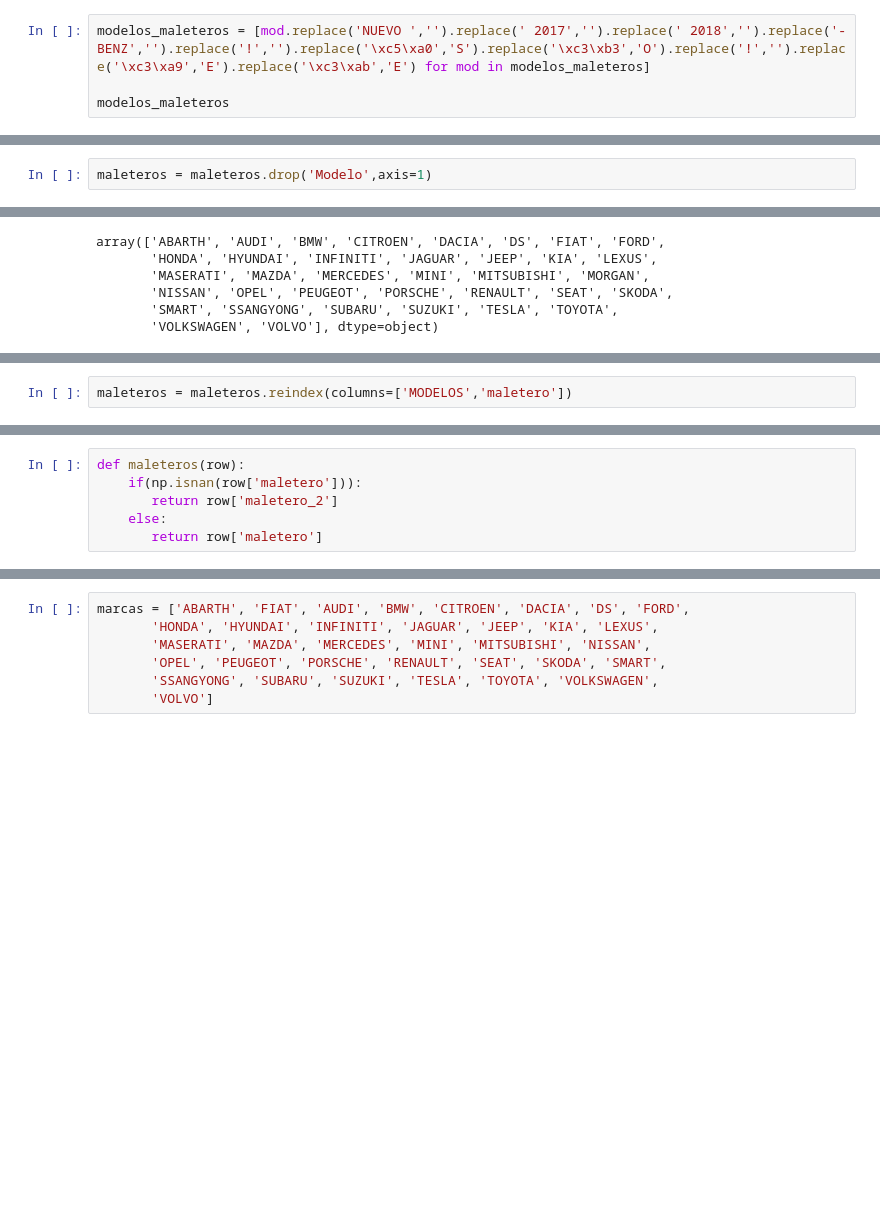
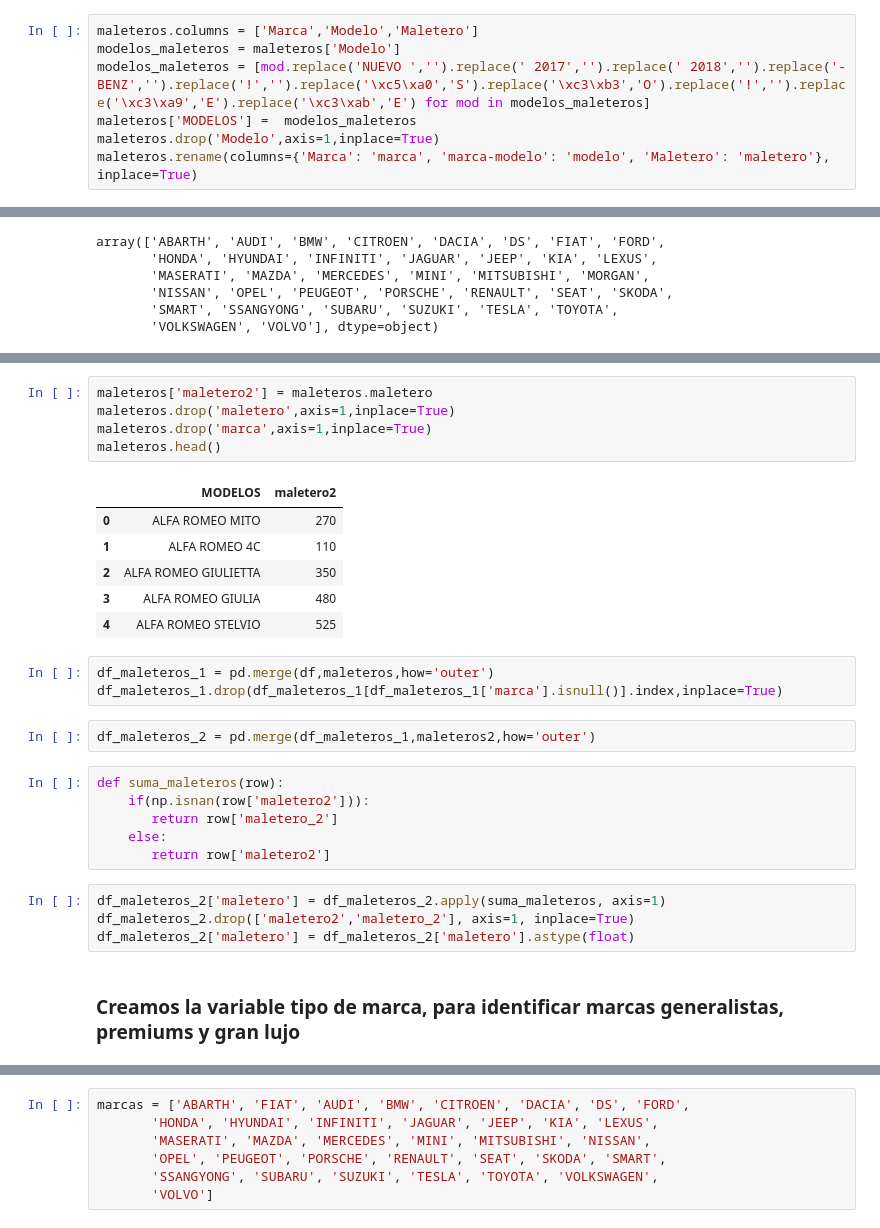
Before and after one commit to prealfer/TFM_Recomendador_de_automoviles, a Jupyter notebook: Construcción Dataframe definitivo.ipynb, the cells around one changed output, grey strips where cells are left out. Cells and saved outputs as stored; diff of their text form; blank space fills up the shorter version.

```diff
--- a/Construcción Dataframe definitivo.ipynb
+++ b/Construcción Dataframe definitivo.ipynb
@@ -125,4 +52,7 @@ datos['MODELOS'] = modelos_data
 # %%
+maleteros.columns = ['Marca','Modelo','Maletero']
+modelos_maleteros = maleteros['Modelo']
 modelos_maleteros = [mod.replace('NUEVO ','').replace(' 2017','').replace(' 2018','').replace('-BENZ','').replace('!','').replace('\xc5\xa0','S').replace('\xc3\xb3','O').replace('!','').replace('\xc3\xa9','E').replace('\xc3\xab','E') for mod in modelos_maleteros]
-
-modelos_maleteros
+maleteros['MODELOS'] =  modelos_maleteros
+maleteros.drop('Modelo',axis=1,inplace=True)
+maleteros.rename(columns={'Marca': 'marca', 'marca-modelo': 'modelo', 'Maletero': 'maletero'}, inplace=True)
@@ -151,2 +58,0 @@ maleteros['MODELOS'] =  modelos_maleteros
-# %%
-maleteros = maleteros.drop('Modelo',axis=1)
@@ -869,2 +77,0 @@ maleteros.drop('marca', axis=1, inplace=True)
-# %%
-maleteros = maleteros.reindex(columns=['MODELOS','maletero'])
@@ -926,6 +77,0 @@ df.drop('maleteros', axis=1, inplace=True)
-# %%
-def maleteros(row):
-    if(np.isnan(row['maletero'])):
-       return row['maletero_2']
-    else:
-       return row['maletero']
@@ -983,0 +154,29 @@ array(['ABARTH', 'FIAT', 'AUDI', 'BMW', 'CITROEN', 'DACIA', 'DS', 'FORD',
+# %%
+maleteros['maletero2'] = maleteros.maletero
+maleteros.drop('maletero',axis=1,inplace=True)
+maleteros.drop('marca',axis=1,inplace=True)
+maleteros.head()
+# %% [output]
+|  | MODELOS | maletero2 |
+| 0 | ALFA ROMEO MITO | 270 |
+| 1 | ALFA ROMEO 4C | 110 |
+| 2 | ALFA ROMEO GIULIETTA | 350 |
+| 3 | ALFA ROMEO GIULIA | 480 |
+| 4 | ALFA ROMEO STELVIO | 525 |
+# %%
+df_maleteros_1 = pd.merge(df,maleteros,how='outer')
+df_maleteros_1.drop(df_maleteros_1[df_maleteros_1['marca'].isnull()].index,inplace=True)
+# %%
+df_maleteros_2 = pd.merge(df_maleteros_1,maleteros2,how='outer')
+# %%
+def suma_maleteros(row):
+    if(np.isnan(row['maletero2'])):
+       return row['maletero_2']
+    else:
+       return row['maletero2']
+# %%
+df_maleteros_2['maletero'] = df_maleteros_2.apply(suma_maleteros, axis=1)
+df_maleteros_2.drop(['maletero2','maletero_2'], axis=1, inplace=True)
+df_maleteros_2['maletero'] = df_maleteros_2['maletero'].astype(float)
+# %% [markdown]
+### Creamos la variable tipo de marca, para identificar marcas generalistas, premiums y gran lujo
```
Also changed, not shown: parts of 325 cells of this notebook.
